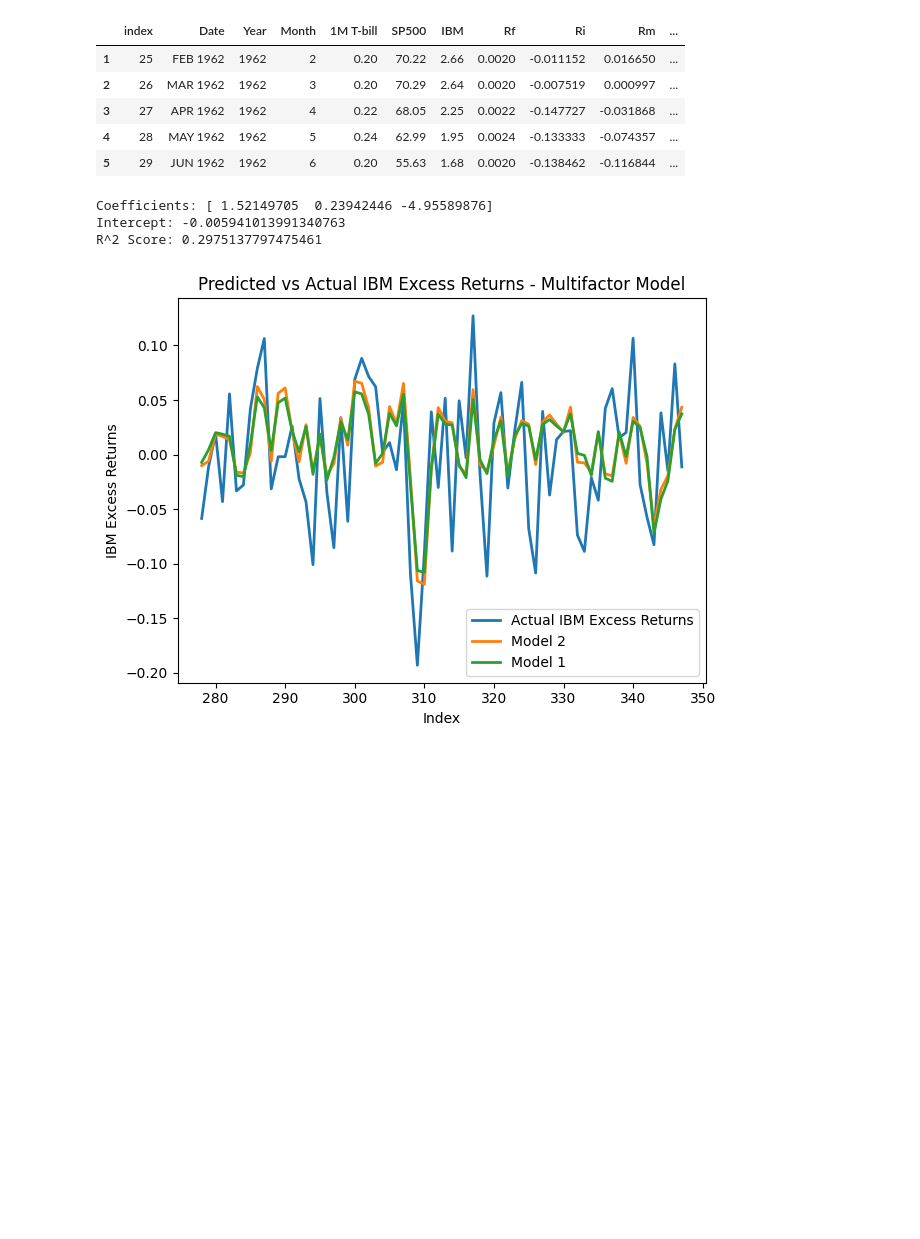
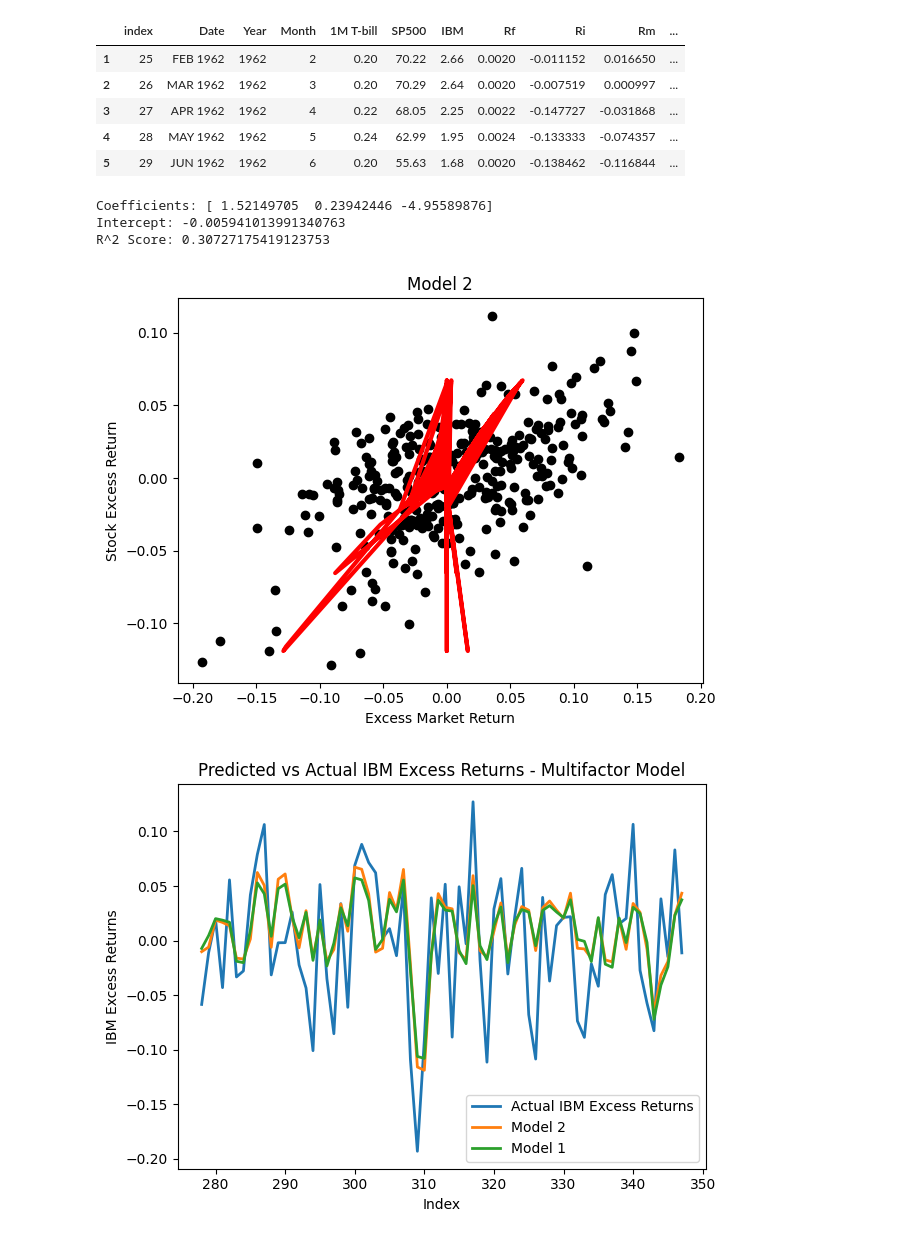
Before and after one commit to talhajamal11/regression_analysis, a Jupyter notebook: src/linear_regression .ipynb, the cells around one changed output. Drawn from its saved outputs; the diff is of its cells as text; code cells hidden in the pictures; blank space fills up the shorter version.

```diff
--- a/src/linear_regression .ipynb
+++ b/src/linear_regression .ipynb
@@ -121,15 +121,26 @@ print(f"Coefficients: {model_2.coef_}")
 print(f"Intercept: {model_2.intercept_}")
 
 # Scoring the model (R^2 Score)
-model_2_r2_score = model_2.score(X, Y)
-print(f"R^2 Score: {model_2_r2_score}")
+M2_r2_score = model_2.score(M2_X_test, M2_Y_test)
+print(f"R^2 Score: {M2_r2_score}")
 # %% [output]
 Coefficients: [ 1.52149705  0.23942446 -4.95589876]
 Intercept: -0.005941013991340763
-R^2 Score: 0.2975137797475461
+R^2 Score: 0.30727175419123753
 # %%
 # Predictions
 M2_Y_pred = model_2.predict(M2_X_test)
+# %%
+# Plotting the results
+plt.scatter(data['Excess Return'], data['Market Excess Return'], color='black')
+plt.plot(M2_X_test, M2_Y_pred, color='red', linewidth=3)
+plt.xlabel('Excess Market Return')
+plt.ylabel('Stock Excess Return')
+plt.title('Model 2')
+plt.tight_layout()
+plt.show()
+# %% [output]
+[figure, added]
 # %%
 # Plotting Prediction and Actual Values
 plt.plot(M2_Y_test.index, M2_Y_test, label='Actual IBM Excess Returns', linewidth=2)
```
Also changed, not shown: parts of 6 cells of this notebook.
